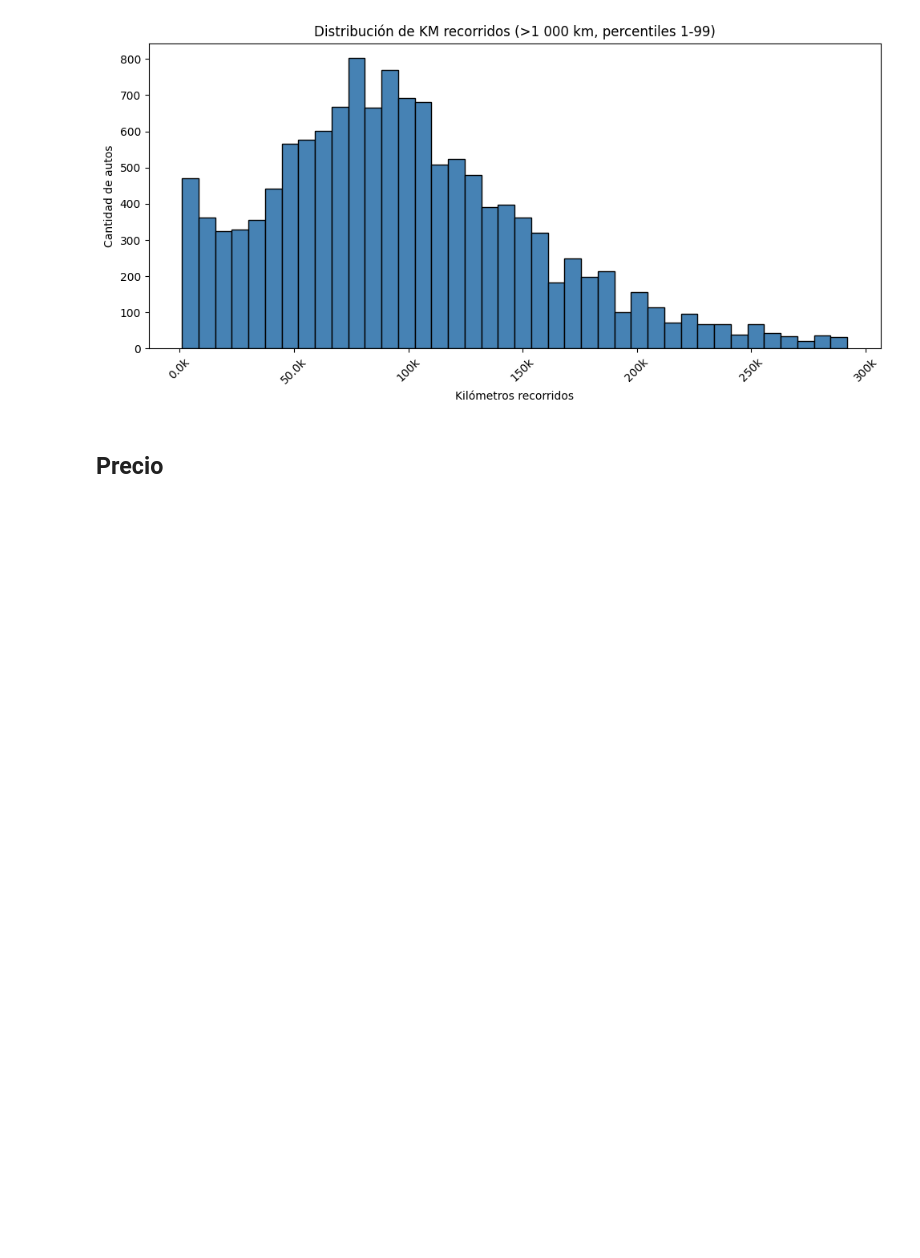
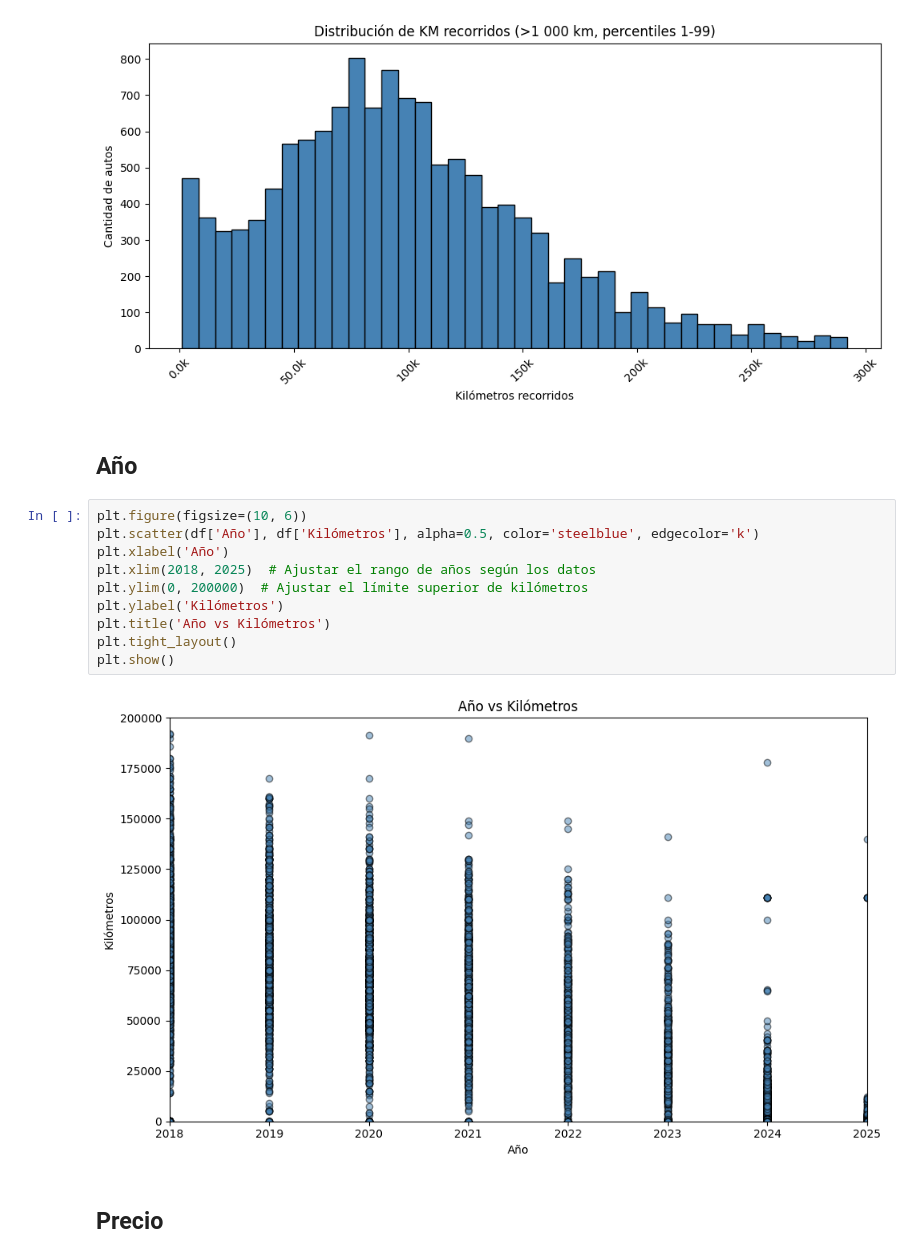
Before and after one commit to varbelaiz/suv-price-prediction, a Jupyter notebook: data_analysis.ipynb, the cells around one changed output. Drawn from its saved outputs; the diff is of its cells as text; blank space fills up the shorter version.

```diff
--- a/data_analysis.ipynb
+++ b/data_analysis.ipynb
@@ -219,6 +352,20 @@ plt.tight_layout()
 plt.show()
 # %% [output]
 [figure]
+# %% [markdown]
+## Año
+# %%
+plt.figure(figsize=(10, 6))
+plt.scatter(df['Año'], df['Kilómetros'], alpha=0.5, color='steelblue', edgecolor='k')
+plt.xlabel('Año')
+plt.xlim(2018, 2025)  # Ajustar el rango de años según los datos
+plt.ylim(0, 200000)  # Ajustar el límite superior de kilómetros
+plt.ylabel('Kilómetros')
+plt.title('Año vs Kilómetros')
+plt.tight_layout()
+plt.show()
+# %% [output]
+[figure, added]
 # %% [markdown]
 ## Precio
 # %%
```
Also changed, not shown: parts of 10 cells of this notebook, 6 other files.
